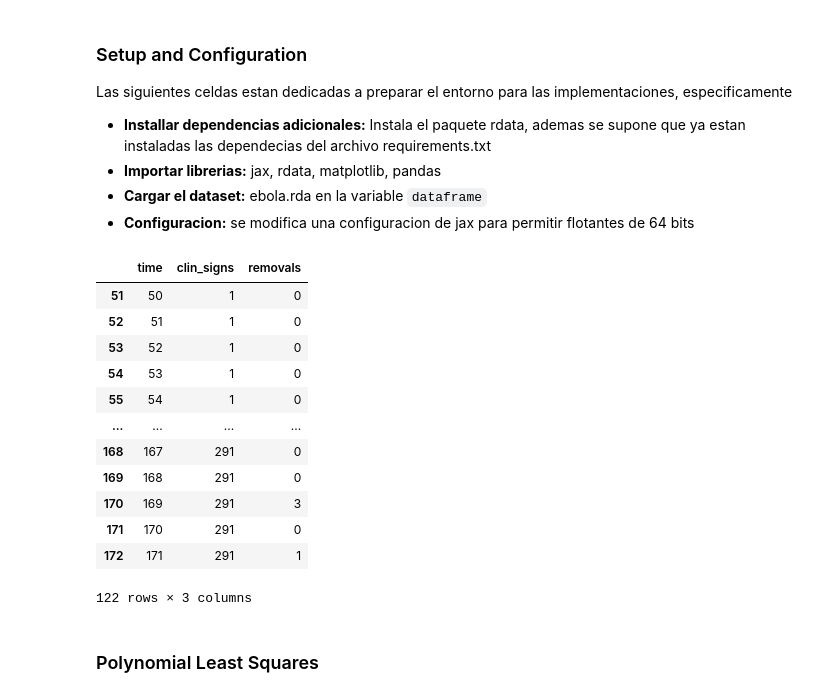
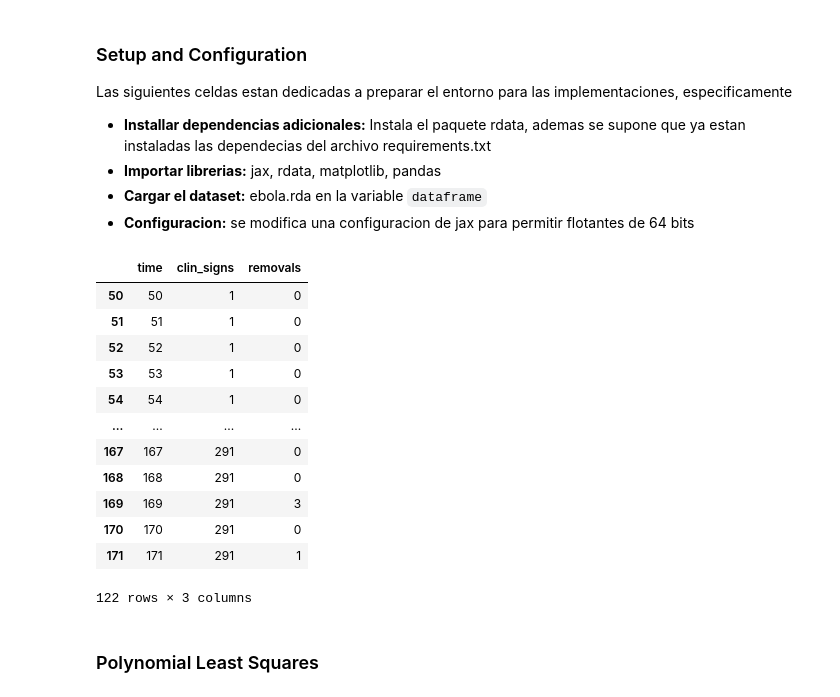
Before and after one commit to unalmedmathnum/Correa-Garcia-Lizcano-Velez, a Jupyter notebook: Tarea 2/least_squares.ipynb, the cells around one changed output. Cells and saved outputs as stored; diff of their text form; code cells hidden in the pictures.

Commit message:
hacer uso de ebola.csv enves de ebola.rda

```diff
--- a/Tarea 2/least_squares.ipynb
+++ b/Tarea 2/least_squares.ipynb
@@ -44,29 +41,25 @@ import jax
 np = jnp
 jax.config.update("jax_enable_x64", True) # To supress the warning when doing the non-linear least squares approximation
 # %%
-parsed = rdata.parser.parse_file('ebola.rda')
-
 # Convierte los objetos cargados a Python
-dataframe = rdata.conversion.convert(parsed)
-
-dataframe = next(iter(dataframe.values()))
+dataframe = pd.read_csv("ebola.csv")
 
 dataframe['clin_signs'] = dataframe['clin_signs'].cumsum()
 dataframe = dataframe.iloc[50:-20]
 dataframe
 # %% [output]
 |  | time | clin_signs | removals |
-| 51 | 50 | 1 | 0 |
-| 52 | 51 | 1 | 0 |
-| 53 | 52 | 1 | 0 |
-| 54 | 53 | 1 | 0 |
-| 55 | 54 | 1 | 0 |
+| 50 | 50 | 1 | 0 |
+| 51 | 51 | 1 | 0 |
+| 52 | 52 | 1 | 0 |
+| 53 | 53 | 1 | 0 |
+| 54 | 54 | 1 | 0 |
 | ... | ... | ... | ... |
-| 168 | 167 | 291 | 0 |
-| 169 | 168 | 291 | 0 |
-| 170 | 169 | 291 | 3 |
-| 171 | 170 | 291 | 0 |
-| 172 | 171 | 291 | 1 |
+| 167 | 167 | 291 | 0 |
+| 168 | 168 | 291 | 0 |
+| 169 | 169 | 291 | 3 |
+| 170 | 170 | 291 | 0 |
+| 171 | 171 | 291 | 1 |
 122 rows × 3 columns
 # %% [markdown]
 ### Polynomial Least Squares
```
Also changed, not shown: parts of 2 cells of this notebook, 2 other files.
